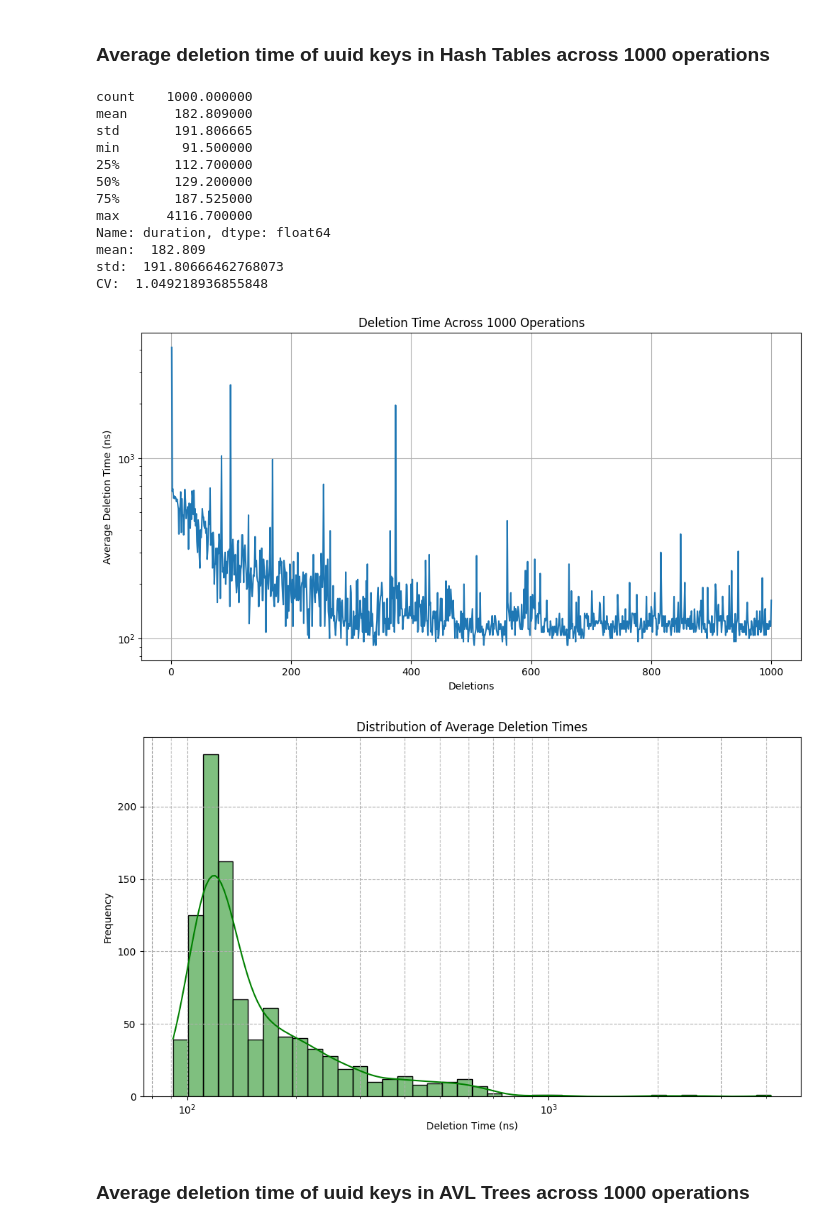
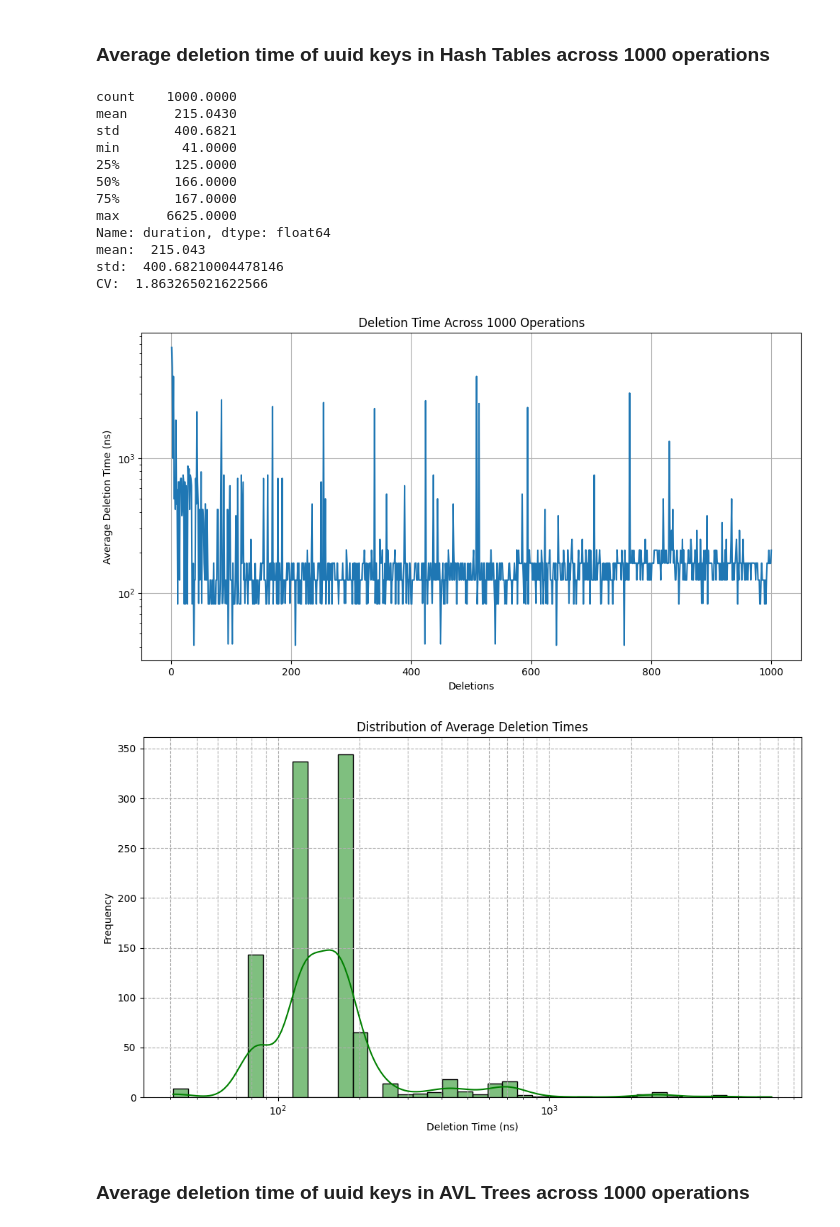
Before and after one commit to rayaan01/switchboard, a Jupyter notebook: jupyter/Analysis.ipynb, the cells around one changed output. Cells and saved outputs as stored; diff of their text form; code cells hidden in the pictures.

```diff
--- a/jupyter/Analysis.ipynb
+++ b/jupyter/Analysis.ipynb
@@ -442,53 +442,55 @@ Name: duration, dtype: float64
 # %%
 # Average deletion time of uuid keys across 1000 operations for Hash tables
 
-averaged_df = pd.read_csv('hash_tables/del/uuid_keys/hash_table_average_del_metrics_1k.csv')
+# averaged_df = pd.read_csv('hash_tables/del/uuid_keys/hash_table_average_del_metrics_1k.csv')
+averaged_df = pd.read_csv('hash_tables/del/benchmark-del.csv')
+
 
 print(averaged_df['duration'].describe())
 
 mean_duration = averaged_df['duration'].mean()
 std_duration = averaged_df['duration'].std()
 
 coeff_var = std_duration / mean_duration
 
 print('mean: ', mean_duration)
 print('std: ', std_duration)
 print('CV: ', coeff_var)
 
 plt.figure(figsize=(12, 6))
 sns.lineplot(x='index', y='duration', data=averaged_df)
 plt.title('Deletion Time Across 1000 Operations')
 plt.xlabel('Deletions')
 plt.ylabel('Average Deletion Time (ns)')
 plt.yscale('log')
 plt.grid(True)
 # plt.savefig('hash_tables/del/uuid_keys/hash_table_average_del_metrics_1k_lineplot.png', bbox_inches='tight')
 plt.show()
 
 plt.figure(figsize=(10, 6))
 sns.histplot(averaged_df['duration'], bins=40, kde=True, color='g', log_scale=True)
 plt.title('Distribution of Average Deletion Times')
 plt.xlabel('Deletion Time (ns)')
 plt.ylabel('Frequency')
 plt.grid(True, which="both", ls="--")
 plt.tight_layout()
 # plt.savefig('hash_tables/del/uuid_keys/hash_table_average_del_metrics_1k_histogram.png', bbox_inches='tight')
 plt.show()
 # %% [output]
-count    1000.000000
-mean      182.809000
-std       191.806665
-min        91.500000
-25%       112.700000
-50%       129.200000
-75%       187.525000
-max      4116.700000
+count    1000.0000
+mean      215.0430
+std       400.6821
+min        41.0000
+25%       125.0000
+50%       166.0000
+75%       167.0000
+max      6625.0000
 Name: duration, dtype: float64
-mean:  182.809
-std:  191.80666462768073
-CV:  1.049218936855848
+mean:  215.043
+std:  400.68210004478146
+CV:  1.863265021622566
-[figure, old version]
+[figure, new version]
-[figure, old version]
+[figure, new version]
 # %% [markdown]
 ### Average deletion time of uuid keys in AVL Trees across 1000 operations
 # %%
```
Also changed, not shown: parts of 1 cell of this notebook, 1 other file.
